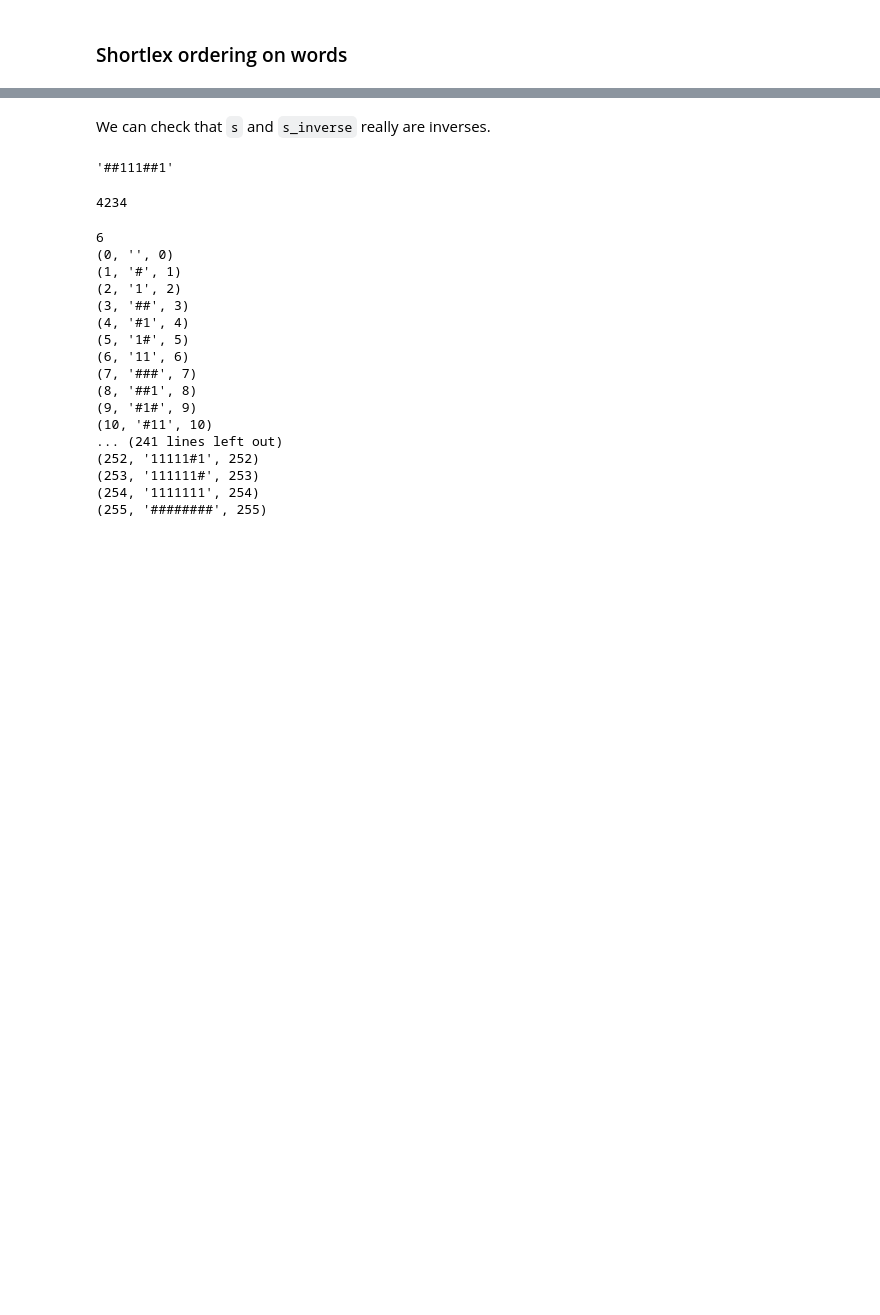
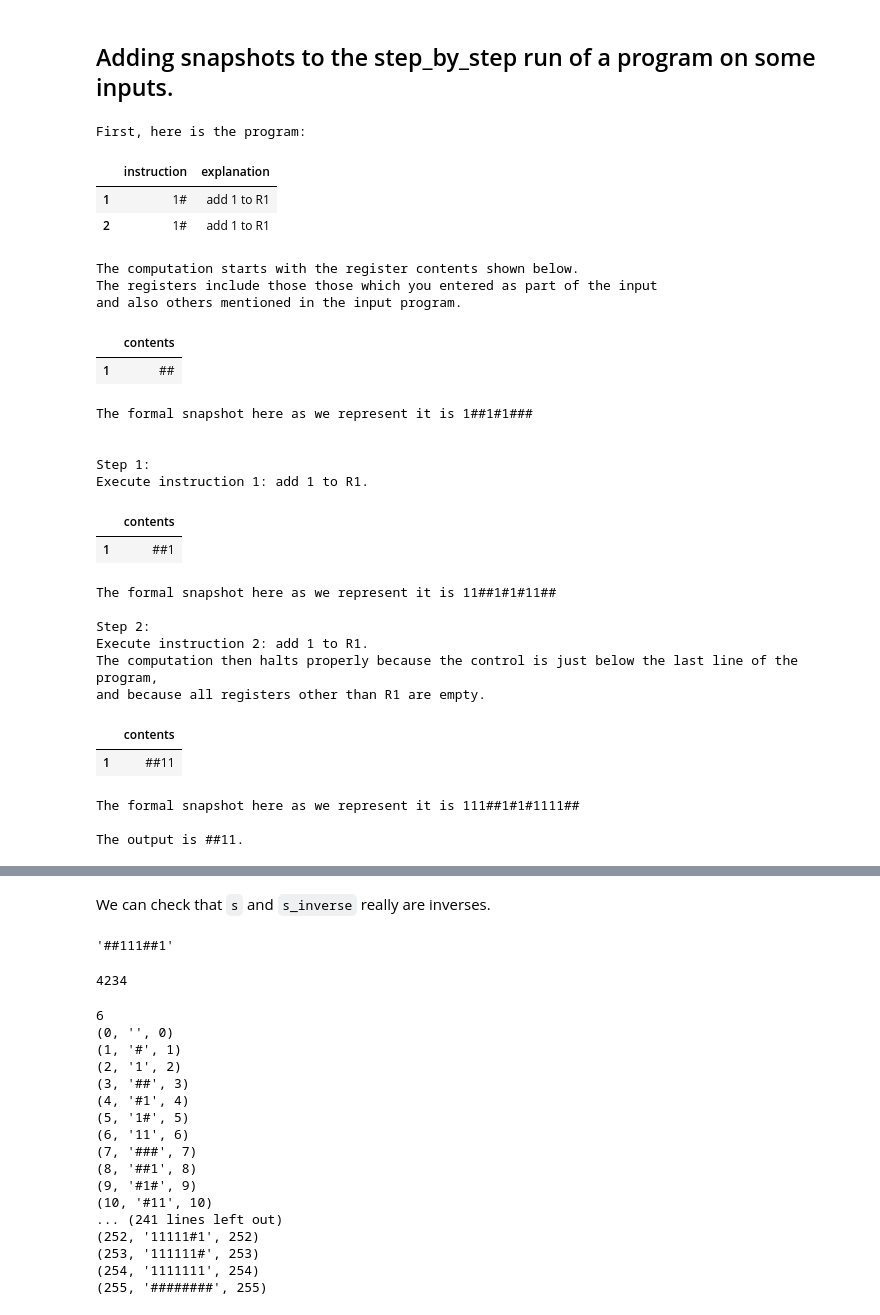
Before and after one commit to lmoss/onesharp, a Jupyter notebook: coding.ipynb, the cells around one changed output, grey strips where cells are left out. Cells and saved outputs as stored; diff of their text form; code cells hidden in the pictures; blank space fills up the shorter version.

```diff
--- a/coding.ipynb
+++ b/coding.ipynb
@@ -1,4 +1,4 @@
 # %% [markdown]
 <a href="https://colab.research.google.com/github/lmoss/onesharp/blob/main/coding.ipynb" target="_parent"><img src="https://colab.research.google.com/assets/colab-badge.svg" alt="Open In Colab"/></a>
-# %% [markdown]
-### Shortlex ordering on words
+# %% [markdown]
+## Adding snapshots to the step_by_step run of a program on some inputs.
@@ -4,0 +359,30 @@
+# %%
+step_by_step_with_snapshots('1#1#',['##'])
+# %% [output]
+First, here is the program:
+|  | instruction | explanation |
+| 1 | 1# | add 1 to R1 |
+| 2 | 1# | add 1 to R1 |
+The computation starts with the register contents shown below.
+The registers include those those which you entered as part of the input
+and also others mentioned in the input program.
+|  | contents |
+| 1 | ## |
+The formal snapshot here as we represent it is 1##1#1###
+
+
+Step 1:
+Execute instruction 1: add 1 to R1.
+|  | contents |
+| 1 | ##1 |
+The formal snapshot here as we represent it is 11##1#1#11##
+
+Step 2:
+Execute instruction 2: add 1 to R1.
+The computation then halts properly because the control is just below the last line of the program,
+and because all registers other than R1 are empty.
+|  | contents |
+| 1 | ##11 |
+The formal snapshot here as we represent it is 111##1#1#1111##
+
+The output is ##11.
```
Also changed, not shown: parts of 4 cells of this notebook.
